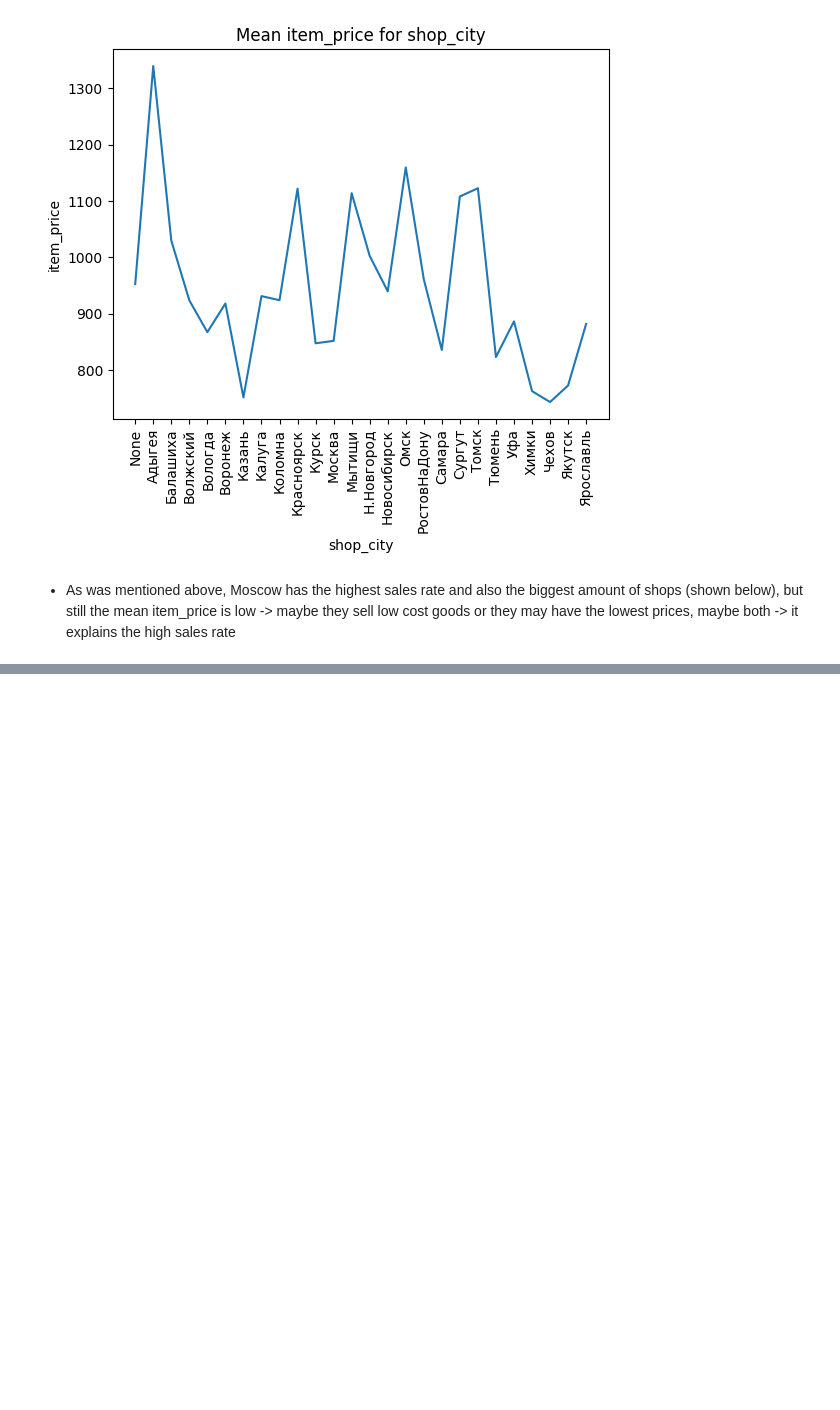
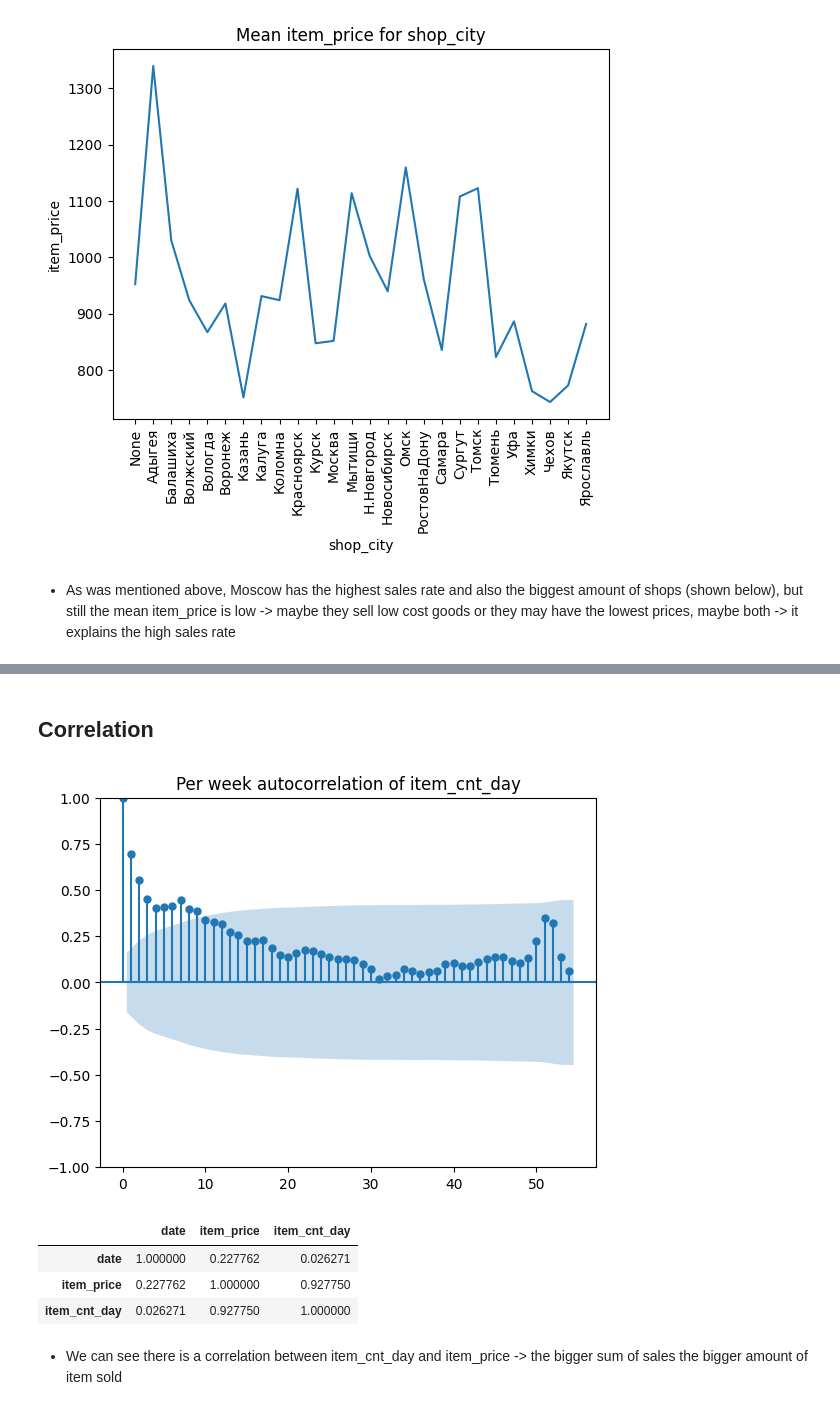
Before and after one commit to Aleksandra-Barysheva/ds_practice, a Jupyter notebook: notebooks/EDA.ipynb, the cells around one changed output, grey strips where cells are left out. Cells and saved outputs as stored; diff of their text form; code cells hidden in the pictures; blank space fills up the shorter version.

```diff
--- a/notebooks/EDA.ipynb
+++ b/notebooks/EDA.ipynb
@@ -344,3 +294,5 @@ shops_per_city
 |  | 57 | 15.124104 | 11142.036586 | 775.529277 | 1.130401 | 40.656795 | 2013.794581 | 6.589136 | ... |
 |  | 58 | 15.726930 | 10958.420016 | 816.852720 | 1.106434 | 39.448393 | 2013.836500 | 6.688933 | ... |
 | Ярославль | 59 | 14.296678 | 9819.388698 | 881.771917 | 1.101715 | 38.583829 | 2013.751582 | 6.277696 | ... |
+# %% [markdown]
+## Correlation
@@ -346,0 +301,20 @@ shops_per_city
+# %%
+batch = []
+for year in [2013, 2014, 2015]:
+    batch.append(full_relations.loc[full_relations.year==year].groupby(['week_of_year']).sum(numeric_only=True).item_cnt_day)
+plot_acf(pd.concat(batch, ignore_index=True), title='Per week autocorrelation of item_cnt_day', lags=54)
+plt.show()
+# %% [output]
+[figure, added]
+# %%
+full_relations.loc[full_relations.year==2013,['item_price', 'item_cnt_day','date']]\
+           .groupby('date', as_index=False)\
+           .sum()\
+           .corr(numeric_only=False)
+# %% [output]
+|  | date | item_price | item_cnt_day |
+| date | 1.000000 | 0.227762 | 0.026271 |
+| item_price | 0.227762 | 1.000000 | 0.927750 |
+| item_cnt_day | 0.026271 | 0.927750 | 1.000000 |
+# %% [markdown]
+* We can see there is a correlation between item_cnt_day and item_price -> the bigger sum of sales the bigger amount of item sold
```
Also changed, not shown: parts of 14 cells of this notebook.
